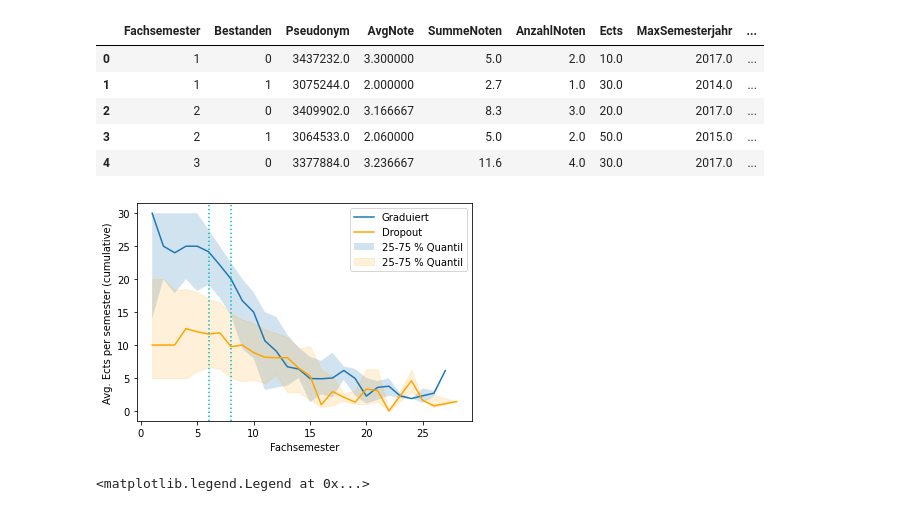
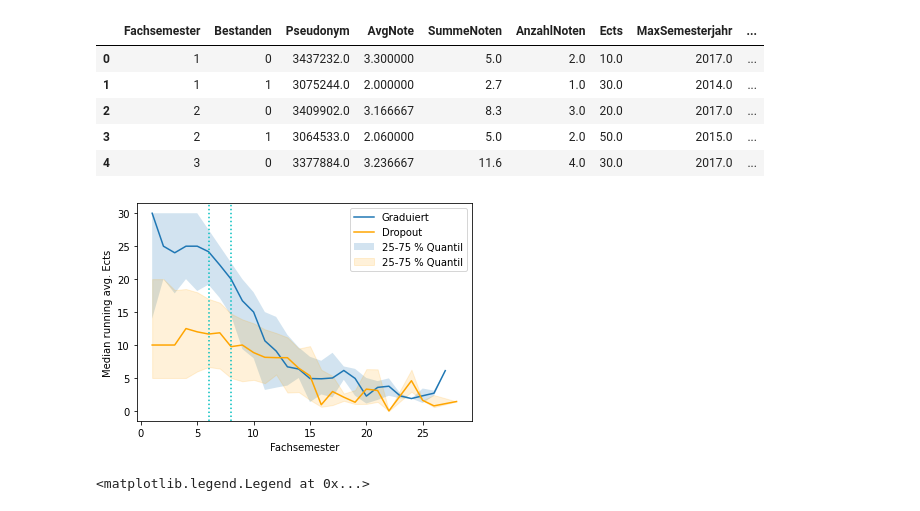
Before and after one commit to hhu-rapp/rapp-tool, a Jupyter notebook: notebooks/regression-plots.ipynb, the cells around one changed output. Drawn from its saved outputs; the diff is of its cells as text; code cells hidden in the pictures.

```diff
--- a/notebooks/regression-plots.ipynb
+++ b/notebooks/regression-plots.ipynb
@@ -333,10 +333,10 @@ ects_means.head()
 | 3 | 2 | 1 | 3064533.0 | 2.060000 | 5.0 | 2.0 | 50.0 | 2015.0 | ... |
 | 4 | 3 | 0 | 3377884.0 | 3.236667 | 11.6 | 4.0 | 30.0 | 2017.0 | ... |
 # %%
-avg_error(ects_means, "AvgEcts", "Avg. Ects per semester (cumulative)", ects_std,
+avg_error(ects_means, "AvgEcts", "Median running avg. Ects", ects_std,
     qhigh=ects_qh, qlow=ects_ql)
 # %% [output]
-[figure, old version]
+[figure, new version]
 # %%
 bins = range(0,80, 5)
 
```
Also changed, not shown: parts of 29 cells of this notebook, 1 other file.
